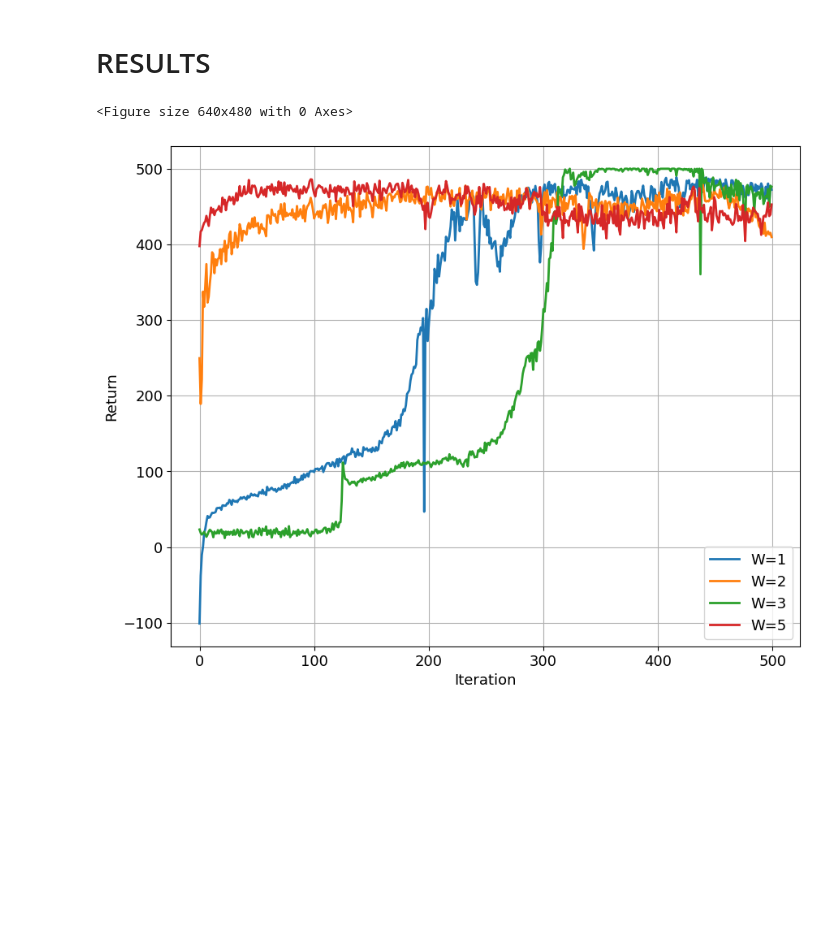
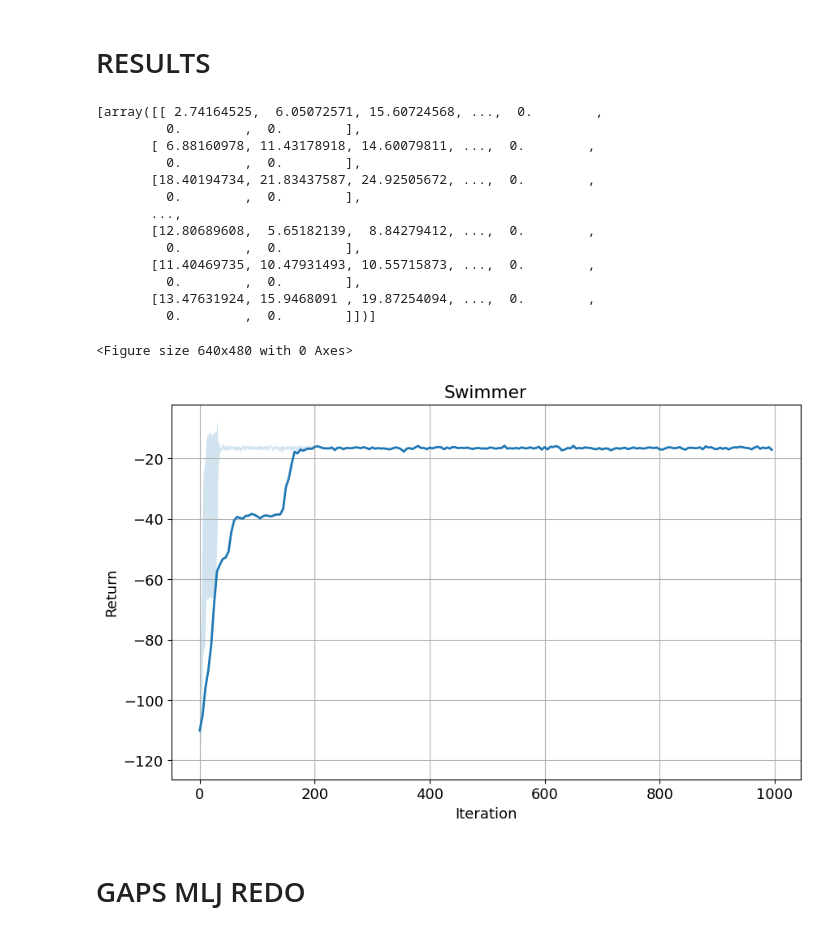
Before and after one commit to gianmtedeschi/learnRL, a Jupyter notebook: notebooks/plots_planning.ipynb, the cells around one changed output. Cells and saved outputs as stored; diff of their text form; code cells hidden in the pictures; blank space fills up the shorter version.

```diff
--- a/notebooks/plots_planning.ipynb
+++ b/notebooks/plots_planning.ipynb
@@ -16,7 +16,11 @@ from scipy.stats import sem, t
 import os
 
 
-font = {'size'   : 13}
+# font = {'size'   : 13}
+# plt.rc('font', **font)  # pass in the font dict as kwargs
+
+# GAPS
+font = {'size'   : 20}
 plt.rc('font', **font)  # pass in the font dict as kwargs
 # %%
 # Funzione per caricare i dati da un percorso
@@ -65,17 +42,55 @@ lab = [
+# %%
+# Path principali per i risultati
+paths = [
+    # "/Users/gianmarcotedeschi/Projects/learnRL/results_swingup/_03_21-12_17_PG_300_ns_cartpole_2_500_10_adam_0005_100_noclip_force_10.0_mu_p_0.0__deep_gaussian_1475_std_1_noise_00",
+    # "/Users/gianmarcotedeschi/Projects/learnRL/results_swingup/_03_21-12_17_PG_300_ns_cartpole_2_500_10_adam_0005_100_noclip_force_10.0_mu_p_0.01__deep_gaussian_1475_std_1_noise_00",
+    # "/Users/gianmarcotedeschi/Projects/learnRL/results_swingup/_03_21-12_17_PG_300_ns_cartpole_2_500_10_adam_0005_100_noclip_force_10.0_mu_p_0.001__deep_gaussian_1475_std_1_noise_00",
+    # "/Users/gianmarcotedeschi/Projects/learnRL/results_swingup/_03_21-12_17_PG_300_ns_cartpole_2_500_10_adam_0005_100_noclip_force_10.0_mu_p_0.03__deep_gaussian_1475_std_1_noise_00",
+    # "/Users/gianmarcotedeschi/Projects/learnRL/results_swingup/_03_21-14_41_PG_300_ns_cartpole_2_1000_10_adam_0005_100_noclip_force_10.0_mu_p_0.01__deep_gaussian_1475_std_1_noise_00",
+    # "/Users/gianmarcotedeschi/Projects/learnRL/results_swingup/_03_21-14_41_PG_300_ns_cartpole_2_1000_10_adam_0005_100_noclip_force_10.0_mu_p_0.001__deep_gaussian_1475_std_1_noise_00",
+    # "/Users/gianmarcotedeschi/Projects/learnRL/results_swingup/_03_24-15_24_PG_300_ns_cartpole_2_1000_10_adam_0005_100_noclip_force_10.0_mu_p_0.01__deep_gaussian_1475_std_1_noise_00",
+    # "/Users/gianmarcotedeschi/Projects/learnRL/results/half_cheetah",
+]
+
+# Labels per i trial
+lab = [
+    "mu_p=0.0",
+    "mu_p=0.01",
+    "mu_p=0.001",
+    "mu_p=0.03",
+    "mu_p=0.04",
+    "mu_p=0.05",
+    "mu_p=0.0008",
+]
 # %%
 # Lista per memorizzare le performance per ogni set
 all_performances = []
 
 for path in paths:
-    performances = load_trials(path, n_exp=1)
+    performances = load_trials(path, n_exp=10)
     if performances.size > 0:
         all_performances.append(performances)
+# %%
+print(all_performances)
+# %% [output]
+[array([[ 2.74164525,  6.05072571, 15.60724568, ...,  0.        ,
+         0.        ,  0.        ],
+       [ 6.88160978, 11.43178918, 14.60079811, ...,  0.        ,
+         0.        ,  0.        ],
+       [18.40194734, 21.83437587, 24.92505672, ...,  0.        ,
+         0.        ,  0.        ],
+       ...,
+       [12.80689608,  5.65182139,  8.84279412, ...,  0.        ,
+         0.        ,  0.        ],
+       [11.40469735, 10.47931493, 10.55715873, ...,  0.        ,
+         0.        ,  0.        ],
+       [13.47631924, 15.9468091 , 19.87254094, ...,  0.        ,
+         0.        ,  0.        ]])]
 # %%
 # Plot dei grafici
 plt.clf()
 # plt.figure(figsize=(6.5, 4.5))
-plt.figure(figsize=(10, 8))
-
+plt.figure(figsize=(10, 6))
 
 for i, performances in enumerate(all_performances):
     if performances.size > 0:
@@ -85,34 +100,36 @@ for i, performances in enumerate(all_performances):
 
         # Plot della curva media
         plt.plot(mean_performance, linewidth=2, label=lab[i])
 
         # Plot dell'intervallo di confidenza
         lower = mean_performance-(std_performance)*1.96/np.sqrt(performances.shape[0])
         higher = mean_performance+(std_performance)*1.96/np.sqrt(performances.shape[0])
 
         plt.fill_between(
             range(len(mean_performance)),
             lower,
             higher,
             alpha=0.2
         )
 
         # print(np.mean(mean_performance))
         # print(np.mean(lower))
         # print(np.mean(higher))
 
 # Etichette e titolo
-# plt.title("Horizon 500")
+plt.title("Swimmer")
 plt.xlabel("Iteration")
 plt.ylabel("Return")
 
-plt.legend(loc="best")
+# plt.legend(loc="best")
 plt.grid()
 # plt.ylim(bottom=-80)
-# plt.xlim(right=50)
+# plt.xlim(right=80)
 # Salva e mostra il grafico
 # plt.savefig("dam_1825_b10_g999.pdf", format='pdf')
 plt.show()
 # %% [output]
 <Figure size 640x480 with 0 Axes>
-[figure, old version]
+[figure, new version]
+# %% [markdown]
+# GAPS MLJ REDO
```
Also changed, not shown: parts of 5 cells of this notebook, 35 other files.
